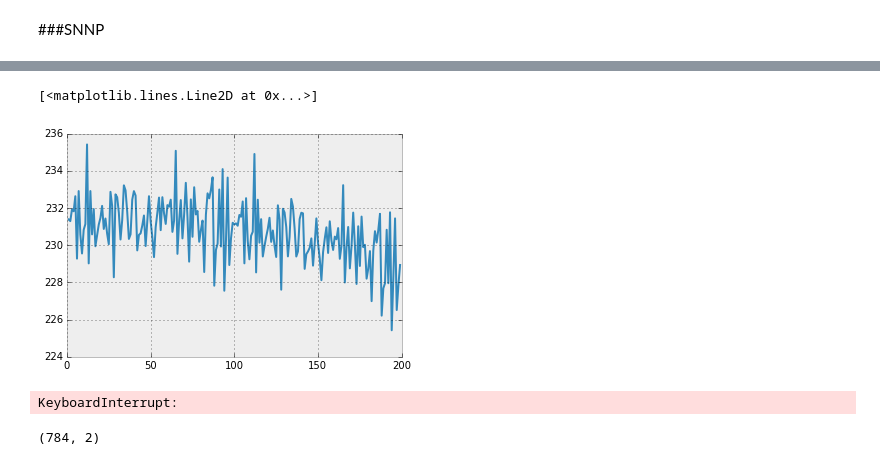
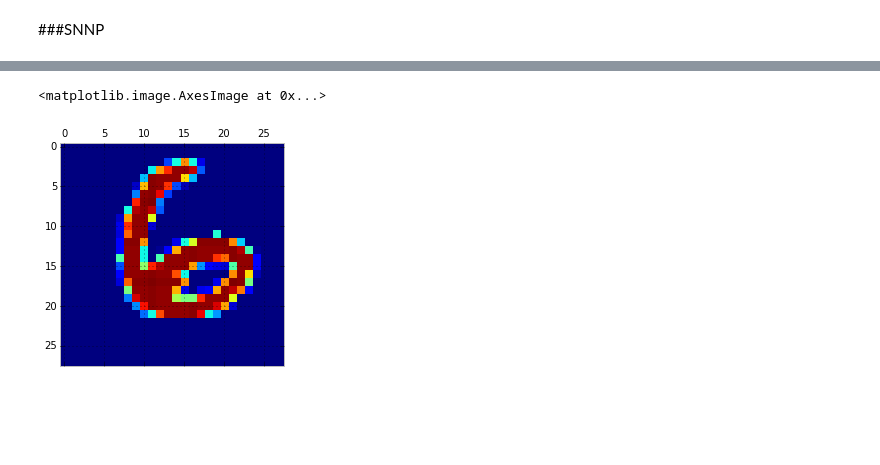
Before and after one commit to colinclement/snnp, a Jupyter notebook: nbs/mnist.ipynb, the cells around one changed output, grey strips where cells are left out. Drawn from its saved outputs; the diff is of its cells as text; code cells hidden in the pictures; blank space fills up the shorter version.

```diff
--- a/nbs/mnist.ipynb
+++ b/nbs/mnist.ipynb
@@ -35,19 +119,5 @@ costs = []
-# %%
-for i in xrange(100):
-    low = i*100
-    high = (i+1)*100
-    costs.append(NN.train(train[0][:,low:high], train[1][low:high], 1E-2))
-plt.plot(costs)
-# %% [output]
-[<matplotlib.lines.Line2D at 0x...>]
-[figure, removed]
-# %%
-Np = len(NN.getParameters()[0])
-randp = np.random.rand(Np)*0.2/np.sqrt(Np)
-d_params = approx_fprime(randp, get_cost, 1E-6*np.ones_like(randp), train[0][:,0], train[1][0], NN)
-# %% [output]
-KeyboardInterrupt:
-# %%
-train[0][:,:2].shape
-# %% [output]
-(784, 2)
+# %%
+plt.matshow(train[0][:,1000].reshape(28,28))
+# %% [output]
+<matplotlib.image.AxesImage at 0x...>
+[figure, added]
```
Also changed, not shown: parts of 23 cells of this notebook.
